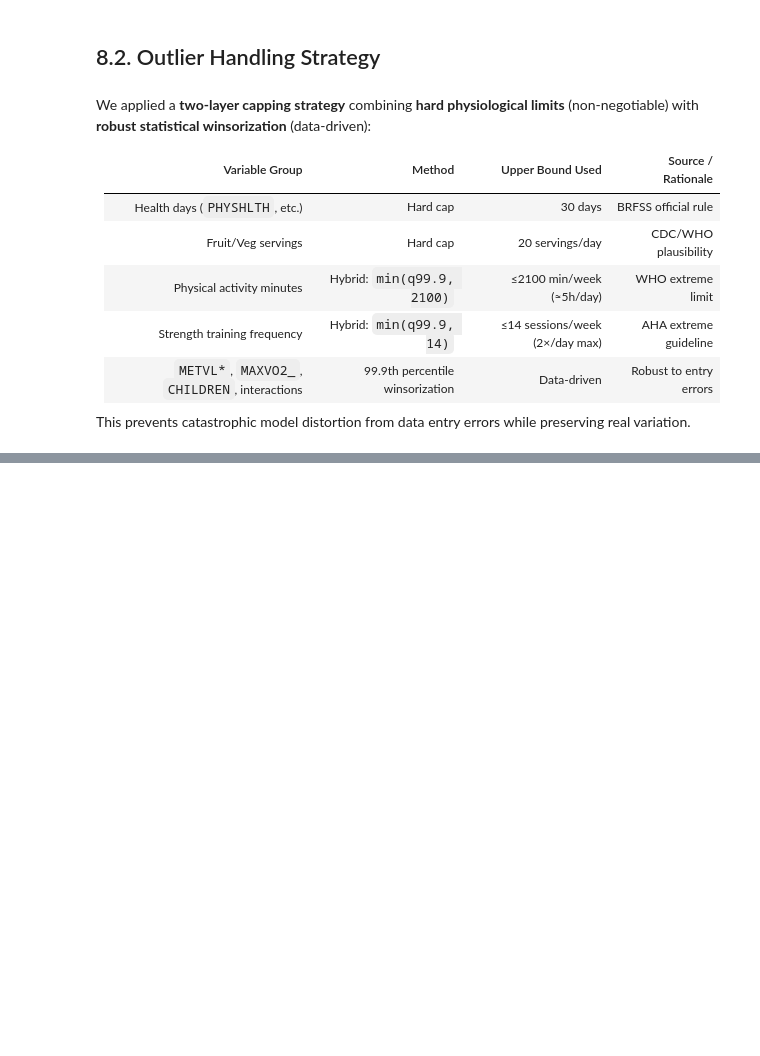
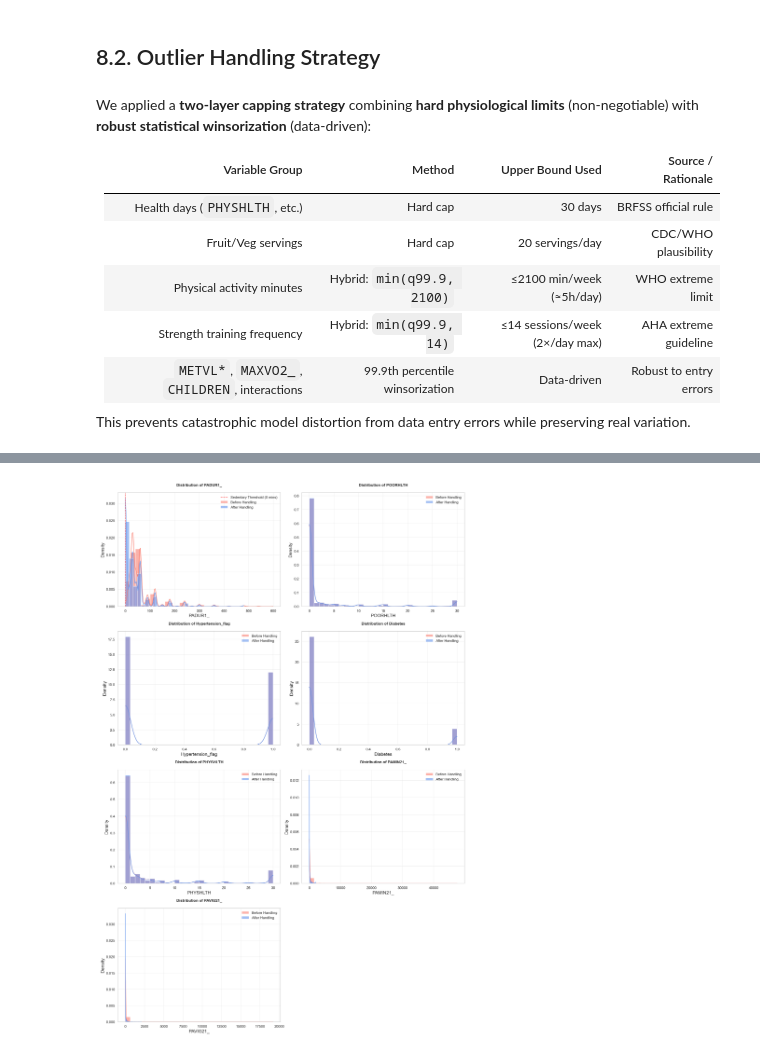
Before and after one commit to thuhang012/DataPrepPrj, a Jupyter notebook: notebooks/04_feature_engineering.ipynb, the cells around one changed output, grey strips where cells are left out. Drawn from its saved outputs; the diff is of its cells as text; code cells hidden in the pictures; blank space fills up the shorter version.

```diff
--- a/notebooks/04_feature_engineering.ipynb
+++ b/notebooks/04_feature_engineering.ipynb
@@ -1242,0 +1382,87 @@ Final clean shape: 437,514 × 138 columns
+# %%
+def plot_distribution_changes(df_before, df_after, critical_vars=None):
+    """Show distribution changes for key clinical variables"""
+    if critical_vars is None:
+        critical_vars = [
+            'PADUR1_', 'POORHLTH', 'Hypertension_flag', 'Diabetes',
+            'INCOME2_Missing_flag', 'PNEUVAC3_Missing_flag',
+            'PA_Detail_Input_Missing_flag', 'PHYSHLTH', "PAMIN21_", "PAVIG21_"
+        ]
+
+    available_vars = [v for v in critical_vars if v in df_before.columns]
+
+    if not available_vars:
+        print("No critical variables available for distribution comparison")
+        return
+
+    n_vars = len(available_vars)
+    n_cols = 2
+    n_rows = (n_vars + n_cols - 1) // n_cols
+
+    fig, axes = plt.subplots(n_rows, n_cols, figsize=(16, 6 * n_rows))
+    axes = axes.flatten() if n_vars > 1 else [axes]
+
+    for i, var in enumerate(available_vars):
+        ax = axes[i]
+
+        # Determine plot type based on variable type
+        if pd.api.types.is_numeric_dtype(df_before[var]):
+            # Numeric variable - histogram
+            sns.histplot(
+                data=df_before, x=var, bins=30,
+                stat='density', kde=True, color='salmon', alpha=0.6,
+                label='Before Handling', ax=ax
+            )
+            sns.histplot(
+                data=df_after, x=var, bins=30,
+                stat='density', kde=True, color='cornflowerblue', alpha=0.6,
+                label='After Handling', ax=ax
+            )
+            ax.set_title(f'Distribution of {var}', fontsize=12, fontweight='bold')
+            ax.set_xlabel(var)
+            ax.set_ylabel('Density')
+
+            # Mark clinical thresholds
+            if var == 'PADUR1_':
+                ax.axvline(x=0, color='red', linestyle='--', alpha=0.7,
+                          label='Sedentary Threshold (0 mins)')
+            elif var == 'AGE':
+                ax.axvline(x=65, color='red', linestyle='--', alpha=0.7,
+                          label='Elderly Threshold (65)')
+
+        else:
+            # Categorical variable - bar plot
+            before_counts = df_before[var].value_counts(normalize=True) * 100
+            after_counts = df_after[var].value_counts(normalize=True) * 100
+
+            # Align categories
+            all_categories = sorted(set(before_counts.index) | set(after_counts.index))
+            before_aligned = [before_counts.get(cat, 0) for cat in all_categories]
+            after_aligned = [after_counts.get(cat, 0) for cat in all_categories]
+
+            x = np.arange(len(all_categories))
+            width = 0.35
+
+            ax.bar(x - width/2, before_aligned, width, color='salmon', alpha=0.8,
+                  label='Before Handling')
+            ax.bar(x + width/2, after_aligned, width, color='cornflowerblue', alpha=0.8,
+                  label='After Handling')
+
+            ax.set_title(f'Distribution of {var}', fontsize=12, fontweight='bold')
+            ax.set_xlabel(var)
+            ax.set_ylabel('Percentage (%)')
+            ax.set_xticks(x)
+            ax.set_xticklabels(all_categories, rotation=45, ha='right')
+
+        ax.legend()
+        ax.grid(axis='y', alpha=0.3)
+
+    # Remove empty subplots
+    for j in range(i+1, len(axes)):
+        fig.delaxes(axes[j])
+
+    plt.tight_layout()
+    plt.show()
+plot_distribution_changes(df_fe, df_final)
+# %% [output]
+[figure, added]
```
Also changed, not shown: parts of 30 cells of this notebook.
